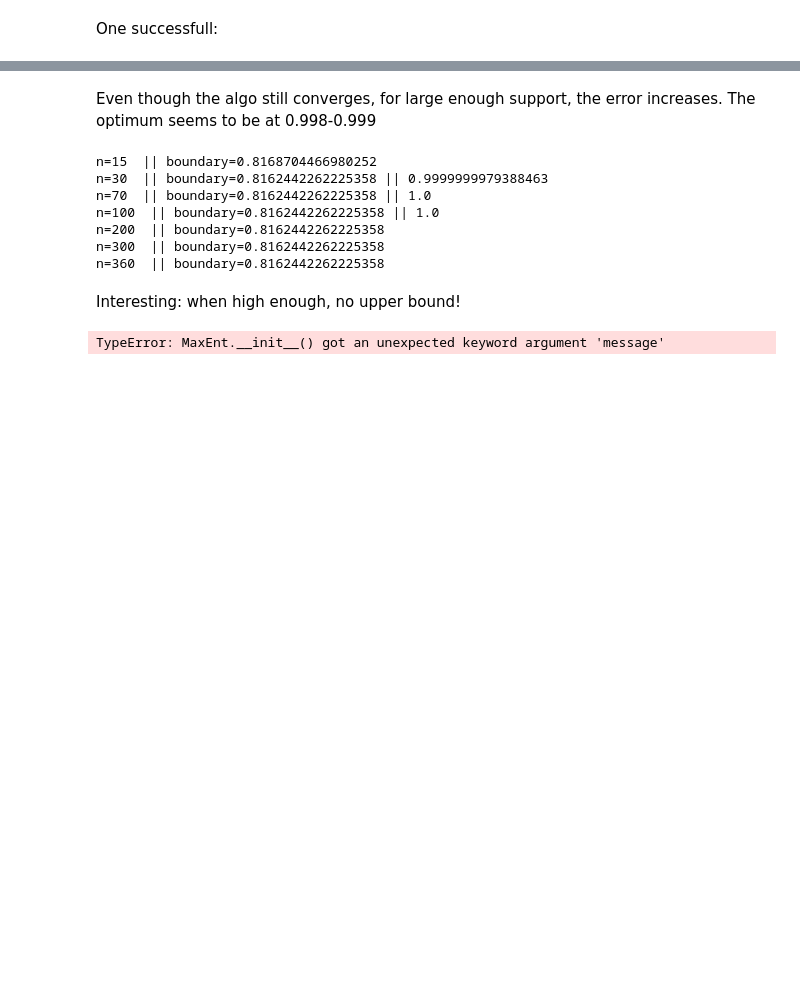
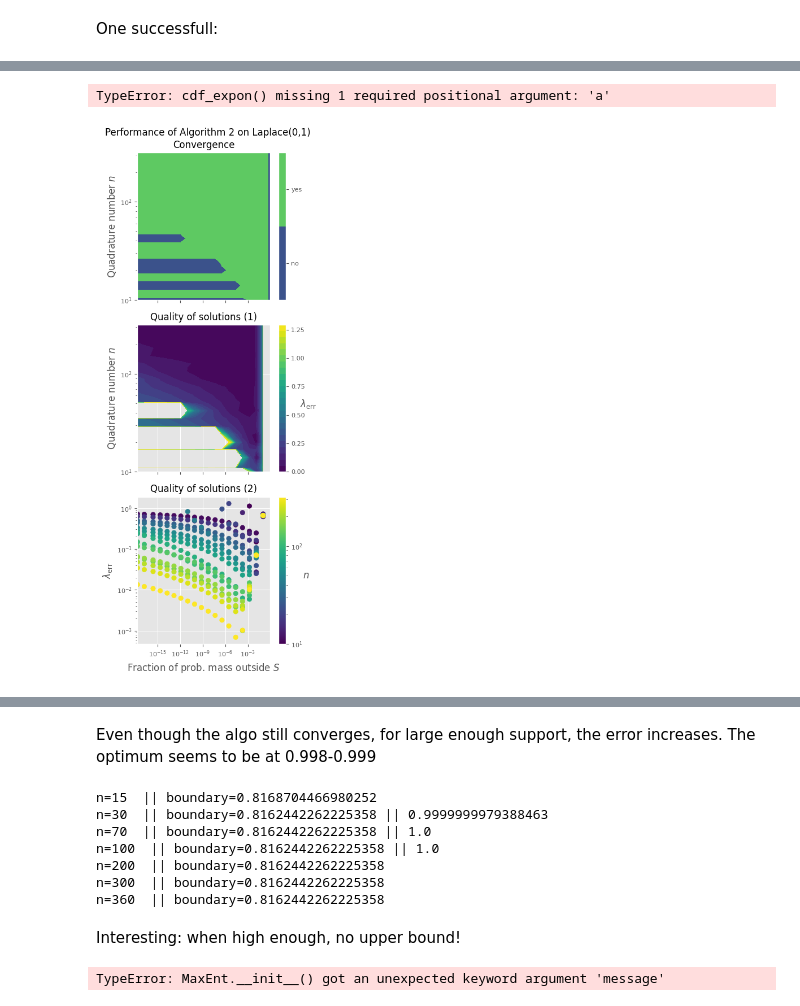
Before and after one commit to LiselotPrins/max_entropy, a Jupyter notebook: laplace_convergence.ipynb, the cells around one changed output, grey strips where cells are left out. Saved outputs shown, nothing was run; the diff lists cells and outputs as text; code cells hidden in the pictures; blank space fills up the shorter version.

```diff
--- a/laplace_convergence.ipynb
+++ b/laplace_convergence.ipynb
@@ -280,0 +331,23 @@ avg. value of the two: 1.0
+# %%
+#Exponential
+c = 1
+test_performance_algo(title=f"Exponential({c})",
+                    b_constraint=d.b_constraint_expon,
+                    f_constraint=d.f_constraint_expon,
+                    f_param=[c],
+                    lambda_actual=d.lambda_actual_expon,
+                    cdf=d.cdf_expon,
+                    lower_bound=0)
+# %% [output]
+TypeError: cdf_expon() missing 1 required positional argument: 'a'
+# %%
+#Laplace
+mu, c = 0, 1
+test_performance_algo(title=f"Laplace({mu},{c})",
+                    b_constraint=d.b_constraint_laplace,
+                    f_constraint=d.f_constraint_laplace,
+                    f_param=(mu,c),
+                    lambda_actual=d.lambda_actual_laplace,
+                    cdf=d.cdf_laplace)
+# %% [output]
+[figure, added]
```
Also changed, not shown: parts of 16 cells of this notebook, 9 other files.
